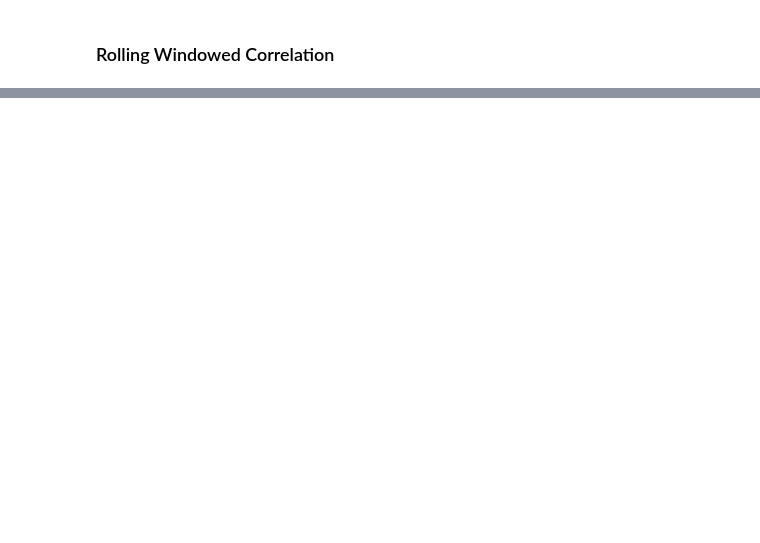
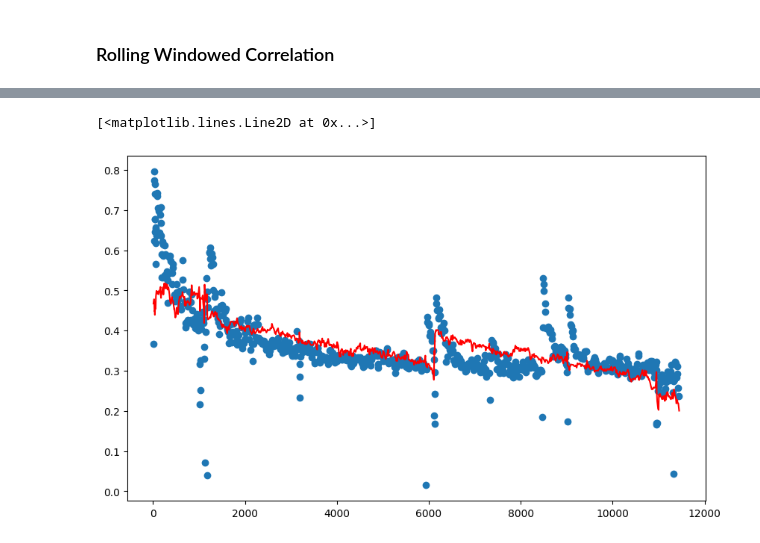
Before and after one commit to rei289/Marathon-Simulation, a Jupyter notebook: IndividualRuns.ipynb, the cells around one changed output, grey strips where cells are left out. Saved outputs shown, nothing was run; the diff lists cells and outputs as text; code cells hidden in the pictures; blank space fills up the shorter version.

```diff
--- a/IndividualRuns.ipynb
+++ b/IndividualRuns.ipynb
@@ -203,0 +260,29 @@ rolling_corr.plot(title="Rolling Correlation: Heart Rate vs Headwind", figsize=(
+# %%
+from statsmodels.api import OLS, add_constant
+
+analyzable_columns = [
+    # "time_s",
+    "distance_m",
+    # "heartrate_bpm",
+    # "altitude_m",
+    "altitude_change_m",
+    # "stride_length_m",
+    # "velocity_mps",
+    # "cadence_rpm",
+    "headwind_mps",
+    "crosswind_mps",
+    # "athletedir_degree",
+    # "relative_winddir_degree",
+    "grade_percent"
+]
+
+# test exponential regression
+
+# x = data["grade_percent"]
+x = data[analyzable_columns]
+y = data['pace_efficiency']
+# y = data['pace_efficiency'].tolist()
+X = add_constant(x)
+
+model = OLS(y, X).fit()
+print(model.summary())
@@ -203,0 +307,10 @@ rolling_corr.plot(title="Rolling Correlation: Heart Rate vs Headwind", figsize=(
+# %%
+# predict pace efficiency based on the model
+y_pred = model.predict(X)
+# # Plot the data and the fitted line
+plt.figure(figsize=(10, 6))
+plt.scatter(data["distance_m"], y, label='Data Points')
+plt.plot(data["distance_m"], y_pred, color='red', label='Fitted Line')
+# %% [output]
+[<matplotlib.lines.Line2D at 0x...>]
+[figure, added]
```
Also changed, not shown: parts of 12 cells of this notebook, 1 other file.
